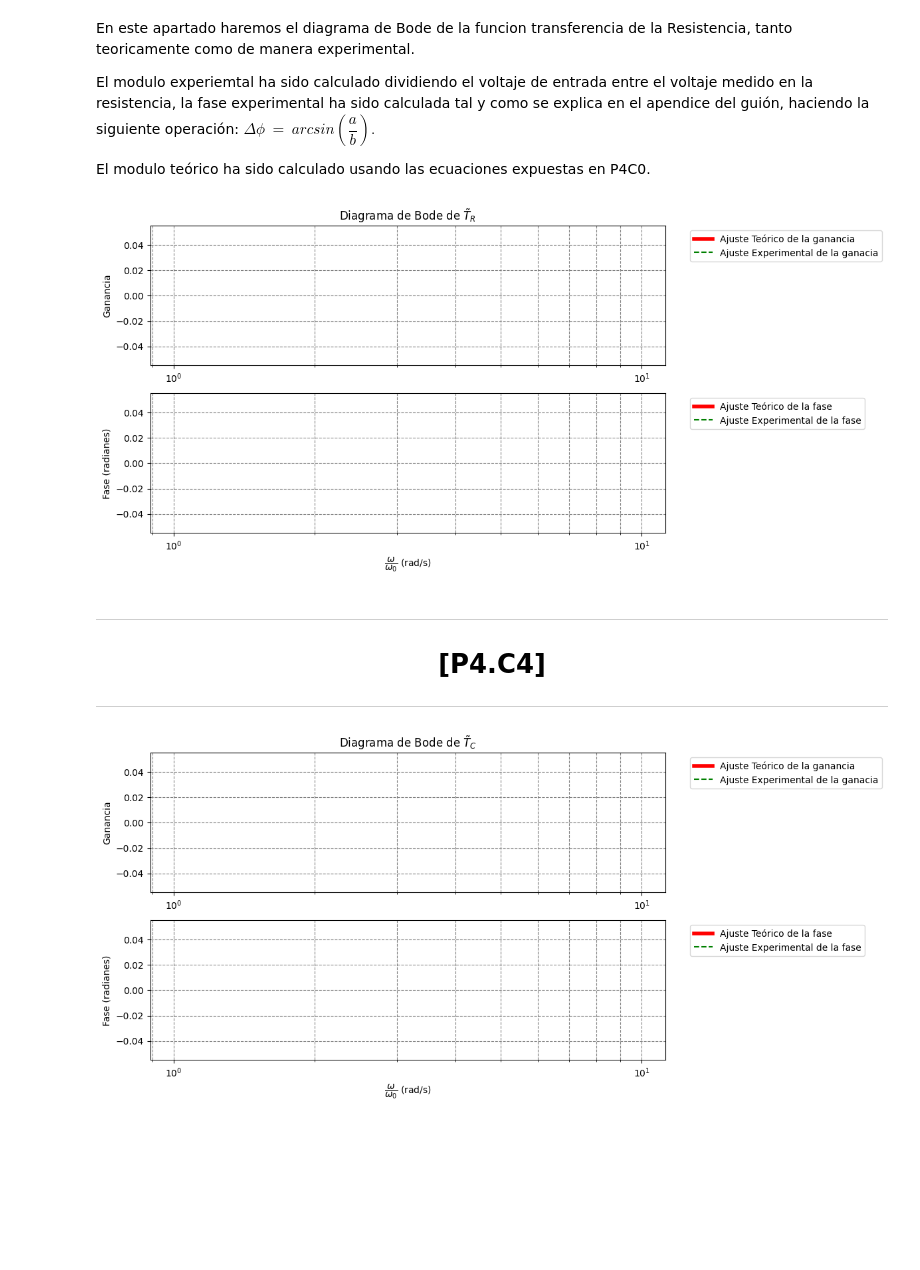
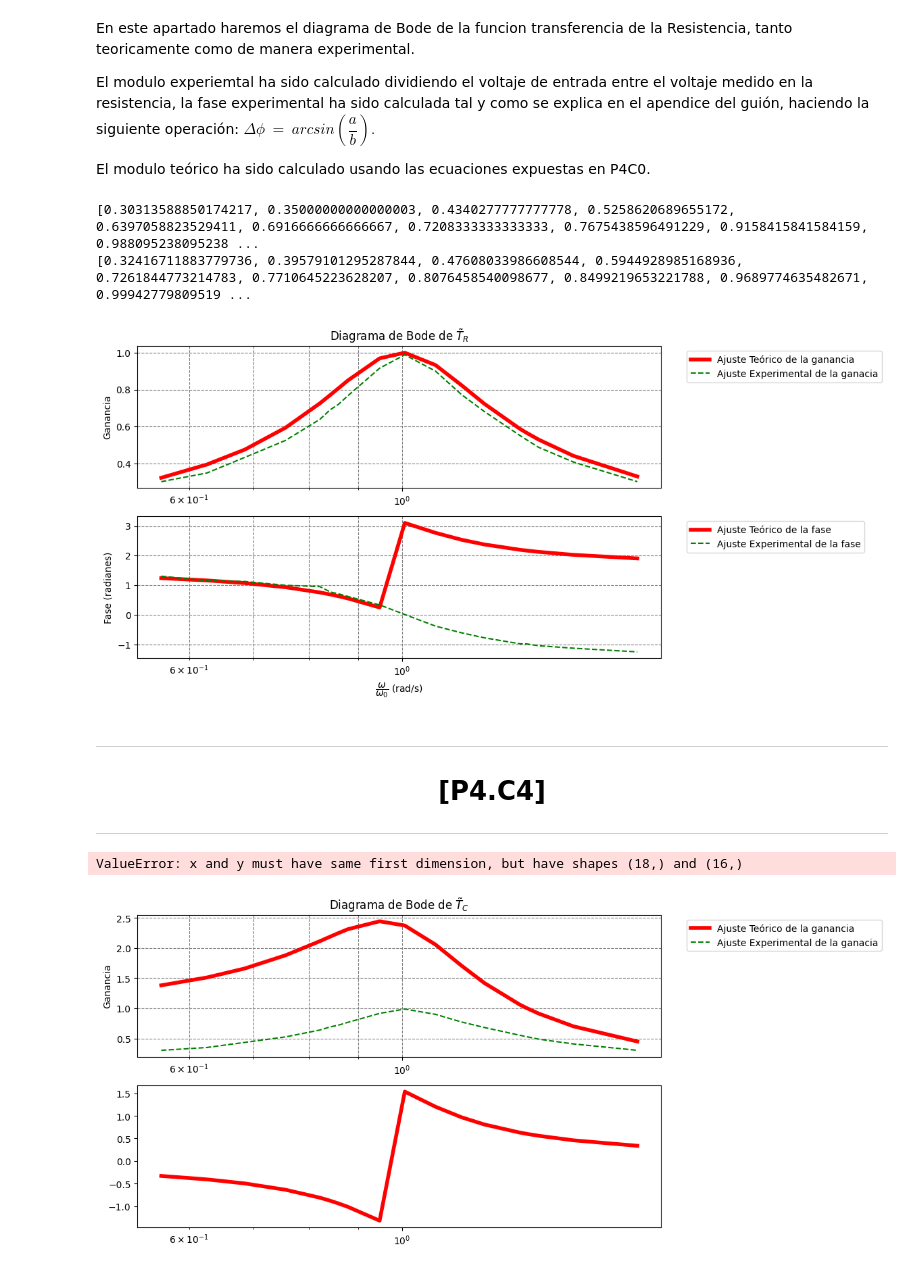
Before and after one commit to WetZap/Practicas-Circuitos, a Jupyter notebook: Practicas/Sesion 4/CuartaSesion.ipynb, the cells around one changed output. Cells and saved outputs as stored; diff of their text form; code cells hidden in the pictures; blank space fills up the shorter version.

```diff
--- a/Practicas/Sesion 4/CuartaSesion.ipynb
+++ b/Practicas/Sesion 4/CuartaSesion.ipynb
@@ -154,9 +183,10 @@ FaseTLTeo = []
 Frecuencia,ValorA,ValorB = ConverArray3(Frecuencia,ValorA,ValorB)
 VoltajeFuente,VoltajeResist = ConverArray2(VoltajeFuente,VoltajeResist)
 
+
 # Definimos la frecuencia angular como:
-FrecuenciaAnguPra = Frecuencia.copy()*(2*Pi)
-FrecuenciaAnguTeo = FrecuenciaAnguPra #TEMPORAL ARREGALR
+FrecuenciaAnguPra = Frecuencia.copy()*(2*Pi*1000)
+FrecuenciaAnguTeo = FrecuenciaAnguPra.copy() #TEMPORAL ARREGALR
 
 #----------------------------------------------------------------------------------------------------------------------------------
 # Calculamos los modulos y fases teóricos.
@@ -167,17 +197,15 @@ u = 0
 for i in FrecuenciaAnguTeo:
     i = float(i)
     u = i/FrecuenciaResonanciaTeo
-    FrecuenciaResonanciaAngular.append(u)
+    FrecuenciaResonanciaAngularRes.append(u)
     # Calculo de los Modulos
 
-    ModuloTCTeo.append(1/(math.sqrt((1-u)^2 + (2*FactorAmortiguadorTeo*u))))
-    ModuloTRTeo.append((2*u*FactorAmortiguadorTeo)/(math.sqrt((1-u)^2 + (2*FactorAmortiguadorTeo*u))))
-    ModuloTLTeo.append((u^2)/(math.sqrt((1-u)^2 + (2*FactorAmortiguadorTeo*u))))
+    ModuloTRTeo.append((2*u*FactorAmortiguadorTeo)/(math.sqrt(((1-u**2)**2) + (2*FactorAmortiguadorTeo*u)**2)))
+    ModuloTLTeo.append((u**2)/(math.sqrt(((1-u**2)**2) + (2*FactorAmortiguadorTeo*u)**2)))
     # Calculo de las Fases
 
-    FaseTCTeo.append(-math.atan((2*FactorAmortiguadorTeo*u)/(1-u^2)))
-    FaseTRTeo.append((Pi/2) - math.atan((2*FactorAmortiguadorTeo*u)/(1-u^2)))
-    FaseTLTeo.append(Pi - math.atan((2*FactorAmortiguadorTeo*u)/(1-u^2)))
+    FaseTRTeo.append((Pi/2) - math.atan((2*FactorAmortiguadorTeo*u)/(1-(u**2))))
+    FaseTLTeo.append(Pi - math.atan((2*FactorAmortiguadorTeo*u)/(1-u**2)))
 
 #----------------------------------------------------------------------------------------------------------------------------------
 # Calculamos los modulos y fases prácticos.
@@ -198,6 +226,11 @@ for i in ValorA:
     # Calculamos la fase.
     FaseTRPrac.append(math.asin(i/k))
     j += 1
+
+print(f"{ModuloTRPrac}.\n{ModuloTRTeo}")
+# %% [output]
+[0.30313588850174217, 0.35000000000000003, 0.4340277777777778, 0.5258620689655172, 0.6397058823529411, 0.6916666666666667, 0.7208333333333333, 0.7675438596491229, 0.9158415841584159, 0.988095238095238 ...
+[0.32416711883779736, 0.39579101295287844, 0.47608033986608544, 0.5944928985168936, 0.7261844773214783, 0.7710645223628207, 0.8076458540098677, 0.8499219653221788, 0.9689774635482671, 0.99942779809519 ...
 # %%
 # Representamos los diagramas de Bode.
 
@@ -224,8 +257,8 @@ plt.subplot(2, 1, 1)
 #plt.text(1/RCteo, plt.gca().get_ylim()[1] * 0, r"$\omega_c$",color="blue", fontsize=12, ha="right",va='baseline')
 #plt.axvline(1/RCexp, color='black', linestyle=':', label=fr"$\omega_{{c}}\ Exp$ = {1/RCexp:.2f} rad/s")
 #plt.text(1/RCteo, plt.gca().get_ylim()[1] * 0, r"$\omega_c$",color="black", fontsize=12, ha="left",va='baseline')
-plt.semilogx(FrecuenciaAnguPra, GananciaTeoR,label="Ajuste Teórico de la ganancia",color="red",lw=4)  # Gráfica semilogarítmica
-plt.semilogx(FrecuenciaAnguPra, GananciaPracR,label='Ajuste Experimental de la ganacia',color='green',linestyle='--')  # Gráfica semilogarítmica
+plt.semilogx(FrecuenciaResonanciaAngularRes, GananciaTeoR,label="Ajuste Teórico de la ganancia",color="red",lw=4)  # Gráfica semilogarítmica
+plt.semilogx(FrecuenciaResonanciaAngularRes, GananciaPracR,label='Ajuste Experimental de la ganacia',color='green',linestyle='--')  # Gráfica semilogarítmica
 plt.title(r"Diagrama de Bode de $\~{T}_R$")
 plt.ylabel("Ganancia")
 #plt.xlabel(r"$\dfrac{\omega}{\omega_0} $ (rad/s)")
@@ -236,8 +269,8 @@ plt.grid(True, which="both", linestyle="--", color="gray")
 
 # Graficar el Bode - Fase (radianes)
 plt.subplot(2, 1, 2)
-plt.semilogx(FrecuenciaAnguPra, FaseTRTeo,label="Ajuste Teórico de la fase",color="red",lw=4)  # Gráfica semilogarítmica
-plt.semilogx(FrecuenciaAnguPra, FaseTRPrac,label='Ajuste Experimental de la fase',color='green',linestyle='--')  # Gráfica semilogarítmica
+plt.semilogx(FrecuenciaResonanciaAngularRes, FaseTRTeo,label="Ajuste Teórico de la fase",color="red",lw=4)  # Gráfica semilogarítmica
+plt.semilogx(FrecuenciaResonanciaAngularRes, FaseTRPrac,label='Ajuste Experimental de la fase',color='green',linestyle='--')  # Gráfica semilogarítmica
 plt.ylabel("Fase (radianes)")
 plt.xlabel(r"$\dfrac{\omega}{\omega_0} $ (rad/s)")
 plt.grid(True, which="both", linestyle="--", color="gray")
@@ -245,7 +278,7 @@ plt.legend(bbox_to_anchor=(1.04, 1), loc="upper left")
 
 plt.show()
 # %% [output]
-[figure, old version]
+[figure, new version]
 # %% [markdown]
 ---
 <h1 style="text-align: center;">[P4.C4]</h1>
@@ -255,18 +288,18 @@ plt.show()
 DatosParteC4 = pd.read_excel(xlsx_name,sheet_name='C4',usecols='A:E')
 # Recogemos los datos del excel.
 
-Frecuencia = DatosParteC4["f(kHz)"].tolist()
+FrecuenciaCond = DatosParteC4["f(kHz)"].tolist()
 VoltajeFuente2 = DatosParteC4["Ve(V)"].tolist()
 VoltajeConden = DatosParteC4["VC(V)"].tolist()
 ValorA = DatosParteC4["a"].tolist()
 ValorB = DatosParteC4["b"].tolist()
 # %%
 # Convertimos las listas en arrays
-Frecuencia,ValorA,ValorB = ConverArray3(Frecuencia,ValorA,ValorB)
+FrecuenciaCond,ValorA,ValorB = ConverArray3(Frecuencia,ValorA,ValorB)
 VoltajeFuente2,VoltajeConden = ConverArray2(VoltajeFuente,VoltajeResist)
 
 # Definimos la frecuencia angular como:
-FrecuenciaAnguPra = Frecuencia.copy()*(2*Pi)
+FrecuenciaAnguPra = FrecuenciaCond.copy()*(2*Pi*1000)
 FrecuenciaAnguTeo = FrecuenciaAnguPra #TEMPORAL ARREGALR
 # %%
 # Definimos "u" como w/w0.
@@ -274,13 +307,13 @@ u = 0
 for i in FrecuenciaAnguTeo:
     i = float(i)
     u = i/FrecuenciaResonanciaTeo
-    FrecuenciaResonanciaAngular.append(u)
+    FrecuenciaResonanciaAngularCond.append(u)
     # Calculo de los Modulos
 
-    ModuloTCTeo.append(1/(math.sqrt((1-u)^2 + (2*FactorAmortiguadorTeo*u))))
+    ModuloTCTeo.append(1/(math.sqrt((1-(u**2))**2 + (2*FactorAmortiguadorTeo*u)**2)))
     # Calculo de las Fases
 
-    FaseTCTeo.append(-math.atan((2*FactorAmortiguadorTeo*u)/(1-u^2)))
+    FaseTCTeo.append(-math.atan((2*FactorAmortiguadorTeo*u)/(1-u**2)))
 
 #----------------------------------------------------------------------------------------------------------------------------------
 # Calculamos los modulos y fases prácticos.
@@ -312,35 +345,36 @@ for i in ModuloTCTeo:
 
 #----------------------------------------------------------------
 # Práctico
 #----------------------------------------------------------------
 
 GananciaPracC = []# Este lista tomara el valor de la ganancia práctica
 for i in ModuloTCPrac:
     GananciaPracC.append(abs(i))
 
 # Graficar el diagrama de  Bode - Ganancia
 plt.figure(figsize=(10, 6))
 plt.subplot(2, 1, 1)
 #plt.axvline(1/RCteo, color='blue', linestyle=':', label=fr"$\omega_c\ Teo$ = {1/RCteo:.2f} rad/s")
 #plt.text(1/RCteo, plt.gca().get_ylim()[1] * 0, r"$\omega_c$",color="blue", fontsize=12, ha="right",va='baseline')
 #plt.axvline(1/RCexp, color='black', linestyle=':', label=fr"$\omega_{{c}}\ Exp$ = {1/RCexp:.2f} rad/s")
 #plt.text(1/RCteo, plt.gca().get_ylim()[1] * 0, r"$\omega_c$",color="black", fontsize=12, ha="left",va='baseline')
-plt.semilogx(FrecuenciaAnguPra, GananciaTeoC,label="Ajuste Teórico de la ganancia",color="red",lw=4)  # Gráfica semilogarítmica
-plt.semilogx(FrecuenciaAnguPra, GananciaPracC,label='Ajuste Experimental de la ganacia',color='green',linestyle='--')  # Gráfica semilogarítmica
+plt.semilogx(FrecuenciaResonanciaAngularCond, GananciaTeoC,label="Ajuste Teórico de la ganancia",color="red",lw=4)  # Gráfica semilogarítmica
+plt.semilogx(FrecuenciaResonanciaAngularCond, GananciaPracC,label='Ajuste Experimental de la ganacia',color='green',linestyle='--')  # Gráfica semilogarítmica
 plt.title(r"Diagrama de Bode de $\~{T}_C$")
 plt.ylabel("Ganancia")
 plt.legend(bbox_to_anchor=(1.04, 1), loc="upper left")
 plt.grid(True, which="both", linestyle="--", color="gray")
 
 # Graficar el Bode - Fase (radianes)
 plt.subplot(2, 1, 2)
-plt.semilogx(FrecuenciaAnguPra, FaseTCTeo,label="Ajuste Teórico de la fase",color="red",lw=4)  # Gráfica semilogarítmica
-plt.semilogx(FrecuenciaAnguPra, FaseTCPrac,label='Ajuste Experimental de la fase',color='green',linestyle='--')  # Gráfica semilogarítmica
+plt.semilogx(FrecuenciaResonanciaAngularCond, FaseTCTeo,label="Ajuste Teórico de la fase",color="red",lw=4)  # Gráfica semilogarítmica
+plt.semilogx(FrecuenciaResonanciaAngularCond, FaseTCPrac,label='Ajuste Experimental de la fase',color='green',linestyle='--')  # Gráfica semilogarítmica
 plt.ylabel("Fase (radianes)")
 plt.xlabel(r"$\dfrac{\omega}{\omega_0} $ (rad/s)")
 plt.grid(True, which="both", linestyle="--", color="gray")
 plt.legend(bbox_to_anchor=(1.04, 1), loc="upper left")
 
 plt.show()
 # %% [output]
+ValueError: x and y must have same first dimension, but have shapes (18,) and (16,)
-[figure, old version]
+[figure, new version]
```
Also changed, not shown: parts of 3 cells of this notebook, 1 other file.
